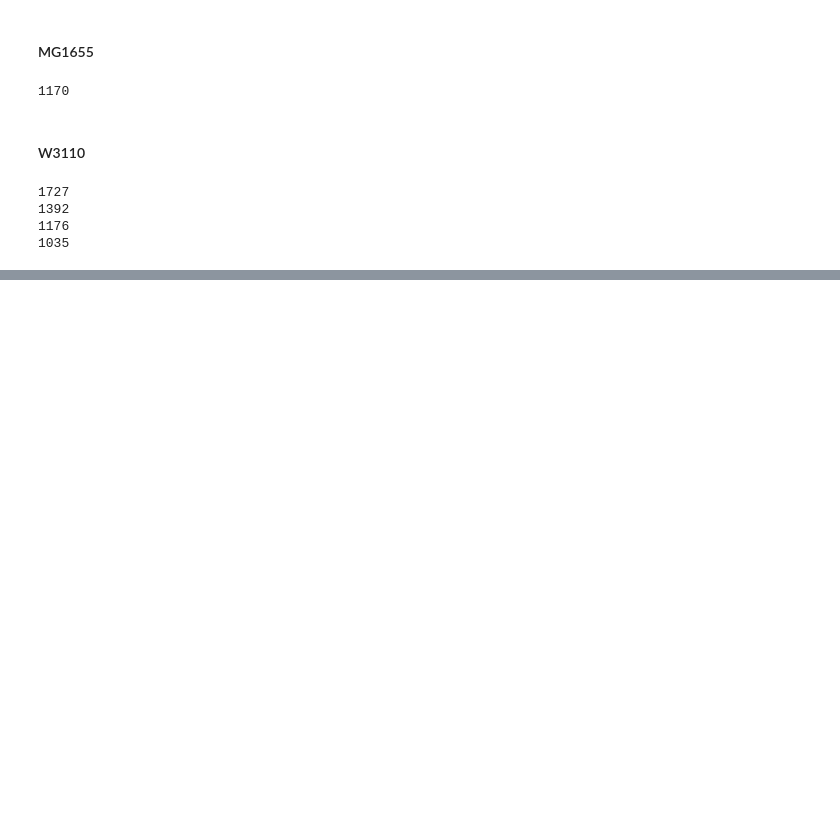
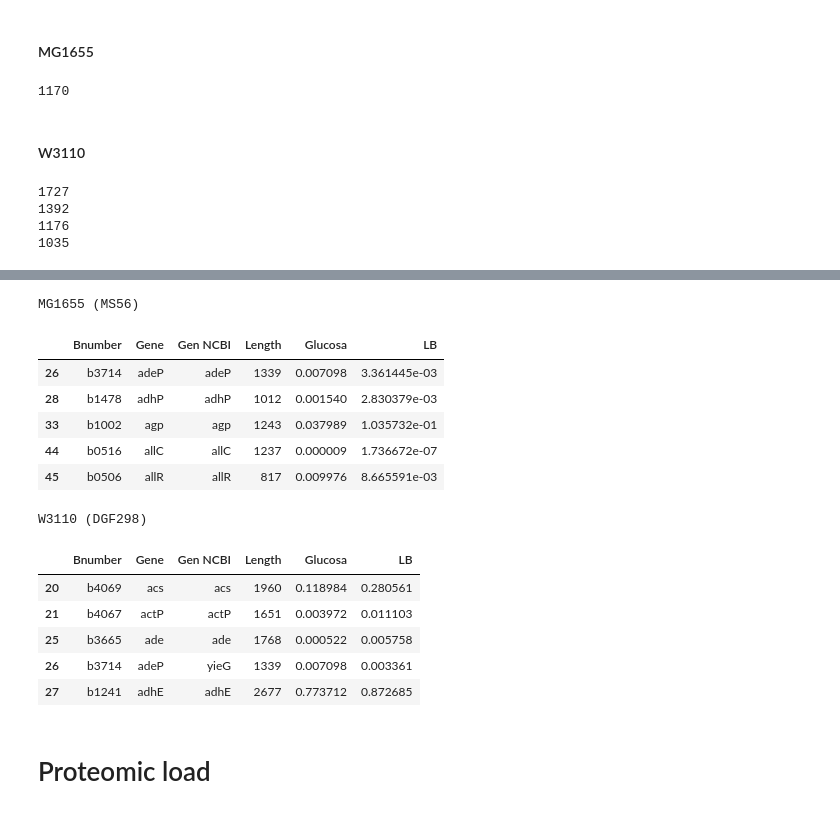
Before and after one commit to utrillalab/Cell_Resource_Minimization_Strategies, a Jupyter notebook: src/Genome_vs_proteome.ipynb, the cells around one changed output, grey strips where cells are left out. Saved outputs shown, nothing was run; the diff lists cells and outputs as text; code cells hidden in the pictures; blank space fills up the shorter version.

```diff
--- a/src/Genome_vs_proteome.ipynb
+++ b/src/Genome_vs_proteome.ipynb
@@ -8,3 +12,14 @@ from analyze_proteome import match_proteomic_data, calculate_proteomic_load, plo
+# %%
+from IPython.display import display_html
+from itertools import chain,cycle
+def display_side_by_side(*args, titles=cycle([''])):
+    html_str=''
+    for df,title in zip(args, chain(titles,cycle(['</br>'])) ):
+        html_str+='<th style="text-align:center"><td style="vertical-align:top">'
+        html_str+=f'<h2>{title}</h2>'
+        html_str+=df.to_html().replace('table','table style="display:inline"')
+        html_str+='</td></th>'
+    display_html(html_str,raw=True)
 # %% [markdown]
 # Get deleted genes
 # %% [markdown]
@@ -126,0 +170,19 @@ new_order = ["LB","Glicerol + AA","42°C glucosa","Fructosa","pH6 glucosa",
+# %%
+    display_side_by_side(matched_genes_cepas_MG1655['MS56'].head().iloc[:,0:6], matched_genes_cepas_W3110['DGF298'].head().iloc[:,0:6], titles=['MG1655 (MS56)','W3110 (DGF298)'])
+# %% [output]
+MG1655 (MS56)
+|  | Bnumber | Gene | Gen NCBI | Length | Glucosa | LB |
+| 26 | b3714 | adeP | adeP | 1339 | 0.007098 | 3.361445e-03 |
+| 28 | b1478 | adhP | adhP | 1012 | 0.001540 | 2.830379e-03 |
+| 33 | b1002 | agp | agp | 1243 | 0.037989 | 1.035732e-01 |
+| 44 | b0516 | allC | allC | 1237 | 0.000009 | 1.736672e-07 |
+| 45 | b0506 | allR | allR | 817 | 0.009976 | 8.665591e-03 |
+W3110 (DGF298)
+|  | Bnumber | Gene | Gen NCBI | Length | Glucosa | LB |
+| 20 | b4069 | acs | acs | 1960 | 0.118984 | 0.280561 |
+| 21 | b4067 | actP | actP | 1651 | 0.003972 | 0.011103 |
+| 25 | b3665 | ade | ade | 1768 | 0.000522 | 0.005758 |
+| 26 | b3714 | adeP | yieG | 1339 | 0.007098 | 0.003361 |
+| 27 | b1241 | adhE | adhE | 2677 | 0.773712 | 0.872685 |
+# %% [markdown]
+# Proteomic load
```
Also changed, not shown: parts of 41 cells of this notebook, 4 other files.
